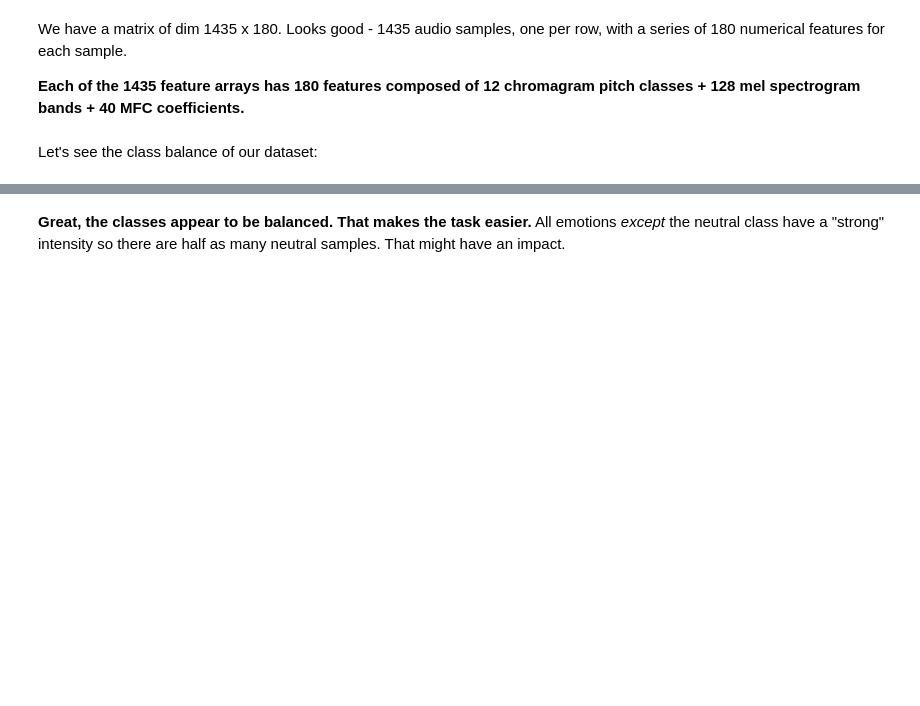
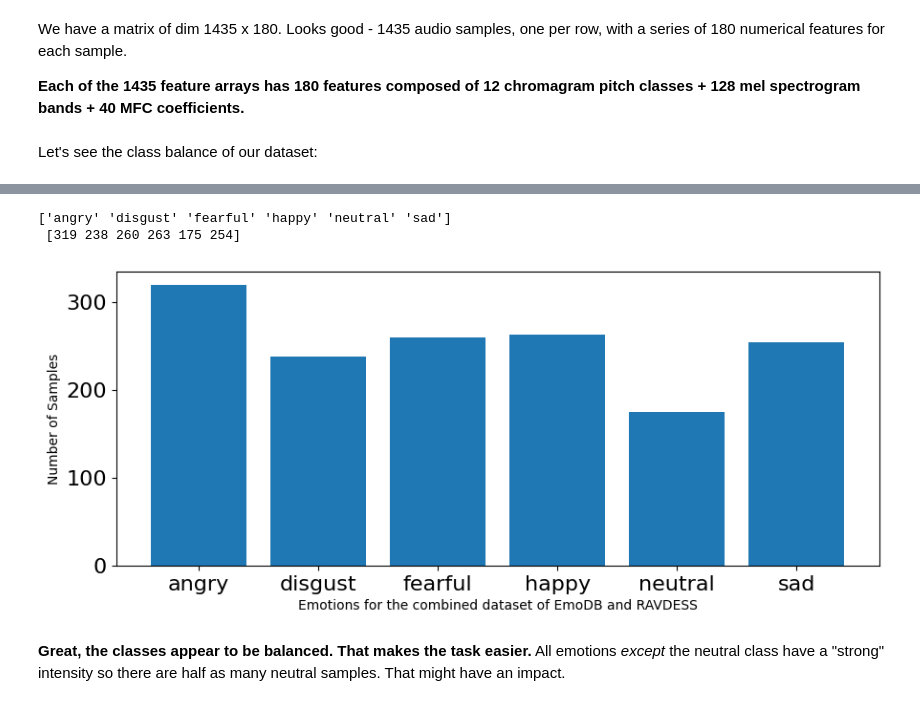
Before and after one commit to mxsu/Week4-Neural_Network, a Jupyter notebook: Week4__Neural_Networks.ipynb, the cells around one changed output, grey strips where cells are left out. Cells and saved outputs as stored; diff of their text form; code cells hidden in the pictures; blank space fills up the shorter version.

```diff
--- a/Week4__Neural_Networks.ipynb
+++ b/Week4__Neural_Networks.ipynb
@@ -440,3 +401,20 @@ plt.show()
+# %%
+#EMOTIONS FOR BOTH DATASETS
+plt.figure(figsize=(35,4))
+plt.subplot(1,3,1)
+#np.unique returns ordered list of unique elements and count of each element
+emotion_list, count = np.unique(emotions_df_Both, return_counts=True)
+plt.bar(x=range(6), height=count)
+print(emotion_list,"\n",count,"\n")
+plt.xticks(ticks=range(6), labels = [emotion for emotion in emotion_list],fontsize=10)
+plt.xlabel('Emotions for the combined dataset of EmoDB and RAVDESS')
+plt.tick_params(labelsize=16)
+plt.ylabel('Number of Samples')
+plt.show()
+# %% [output]
+['angry' 'disgust' 'fearful' 'happy' 'neutral' 'sad']
+ [319 238 260 263 175 254]
+[figure, added]
 # %% [markdown]
 **Great, the classes appear to be balanced. That makes the task easier.** All emotions _except_ the neutral class have a "strong" intensity so there are half as many neutral samples. That might have an impact.
 # %% [markdown]
```
Also changed, not shown: parts of 23 cells of this notebook.
